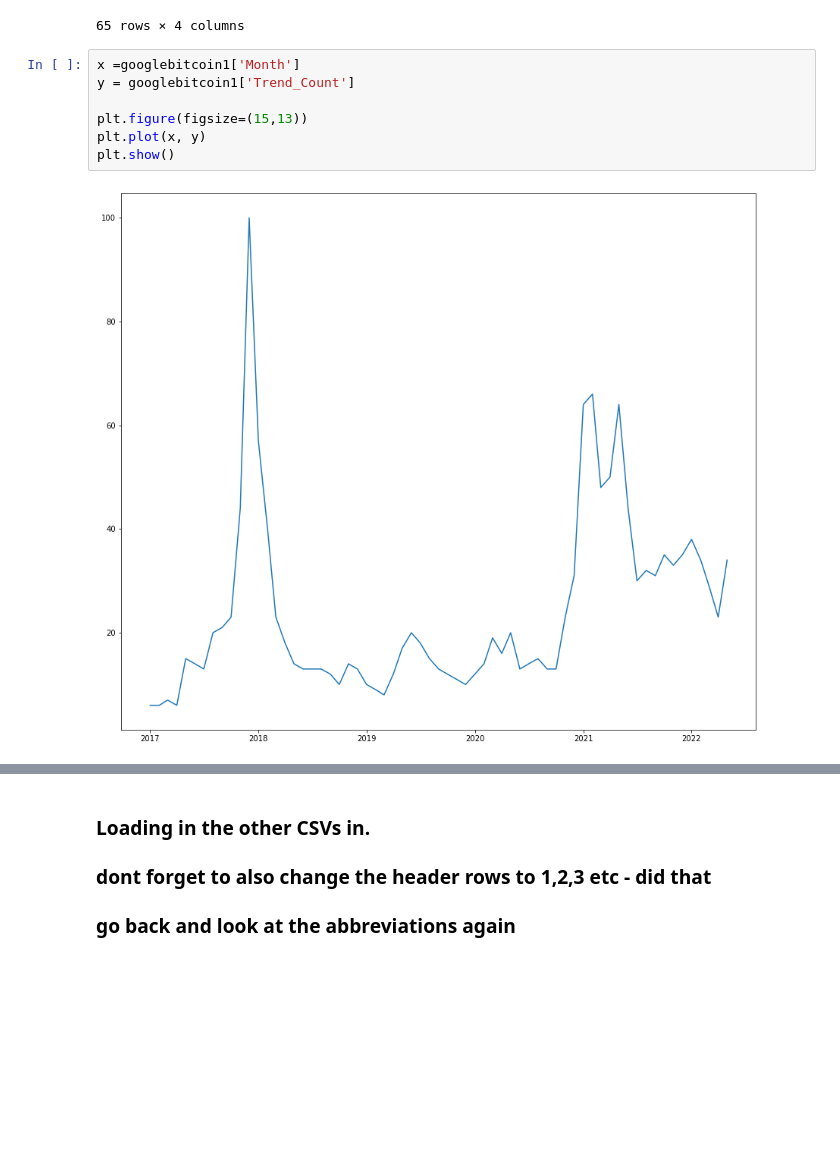
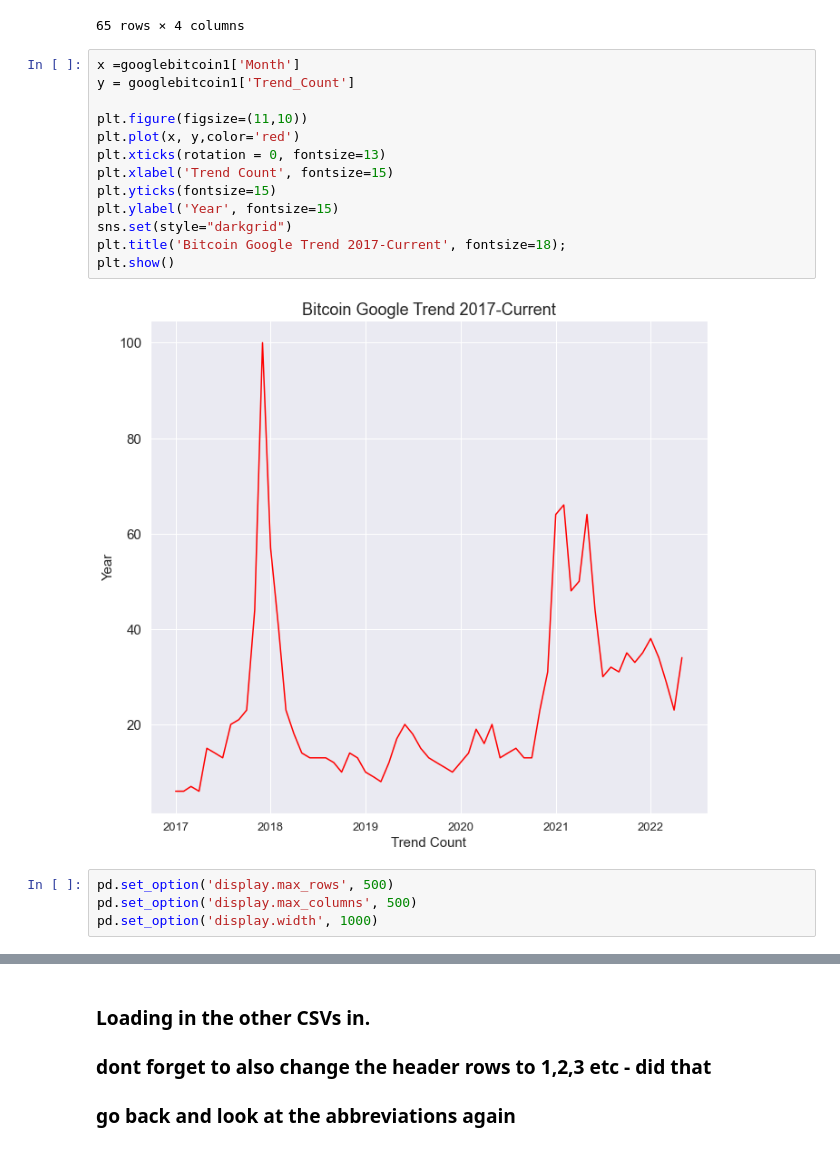
Before and after one commit to mrmoya413/Capstone_RudyMoya, a Jupyter notebook: Notebooks/Rudy_Moya_Capstone.ipynb, the cells around one changed output, grey strips where cells are left out. Drawn from its saved outputs; the diff is of its cells as text; blank space fills up the shorter version.

```diff
--- a/Notebooks/Rudy_Moya_Capstone.ipynb
+++ b/Notebooks/Rudy_Moya_Capstone.ipynb
@@ -100,12 +100,22 @@ googlebitcoin1
 | 63 | 2022-04-01 | 23 | Bitcoin | BTC |
 | 64 | 2022-05-01 | 34 | Bitcoin | BTC |
 65 rows × 4 columns
-# %%
-x =googlebitcoin1['Month']
-y = googlebitcoin1['Trend_Count']
-
-plt.figure(figsize=(15,13))
-plt.plot(x, y)
-plt.show()
-# %% [output]
-[figure, removed]
+# %%
+x =googlebitcoin1['Month']
+y = googlebitcoin1['Trend_Count']
+
+plt.figure(figsize=(11,10))
+plt.plot(x, y,color='red')
+plt.xticks(rotation = 0, fontsize=13)
+plt.xlabel('Trend Count', fontsize=15)
+plt.yticks(fontsize=15)
+plt.ylabel('Year', fontsize=15)
+sns.set(style="darkgrid")
+plt.title('Bitcoin Google Trend 2017-Current', fontsize=18);
+plt.show()
+# %% [output]
+[figure, added]
+# %%
+pd.set_option('display.max_rows', 500)
+pd.set_option('display.max_columns', 500)
+pd.set_option('display.width', 1000)
```
Also changed, not shown: parts of 6 cells of this notebook.
